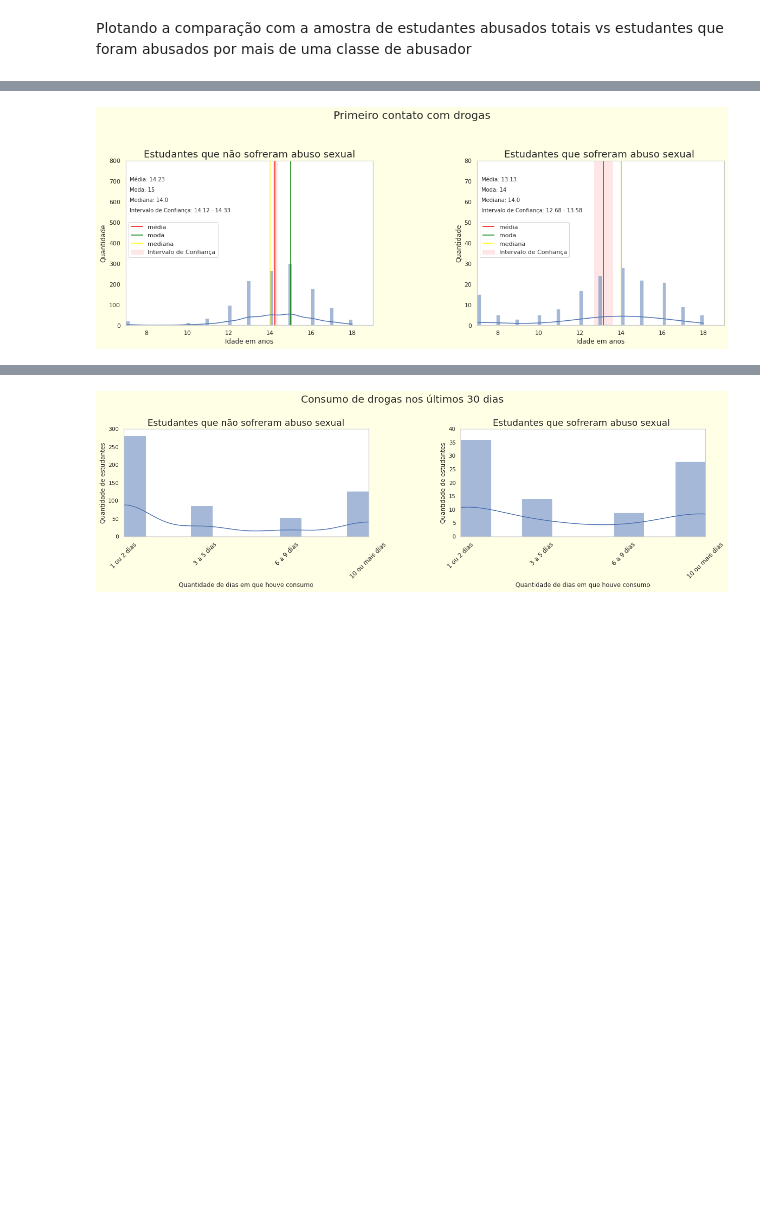
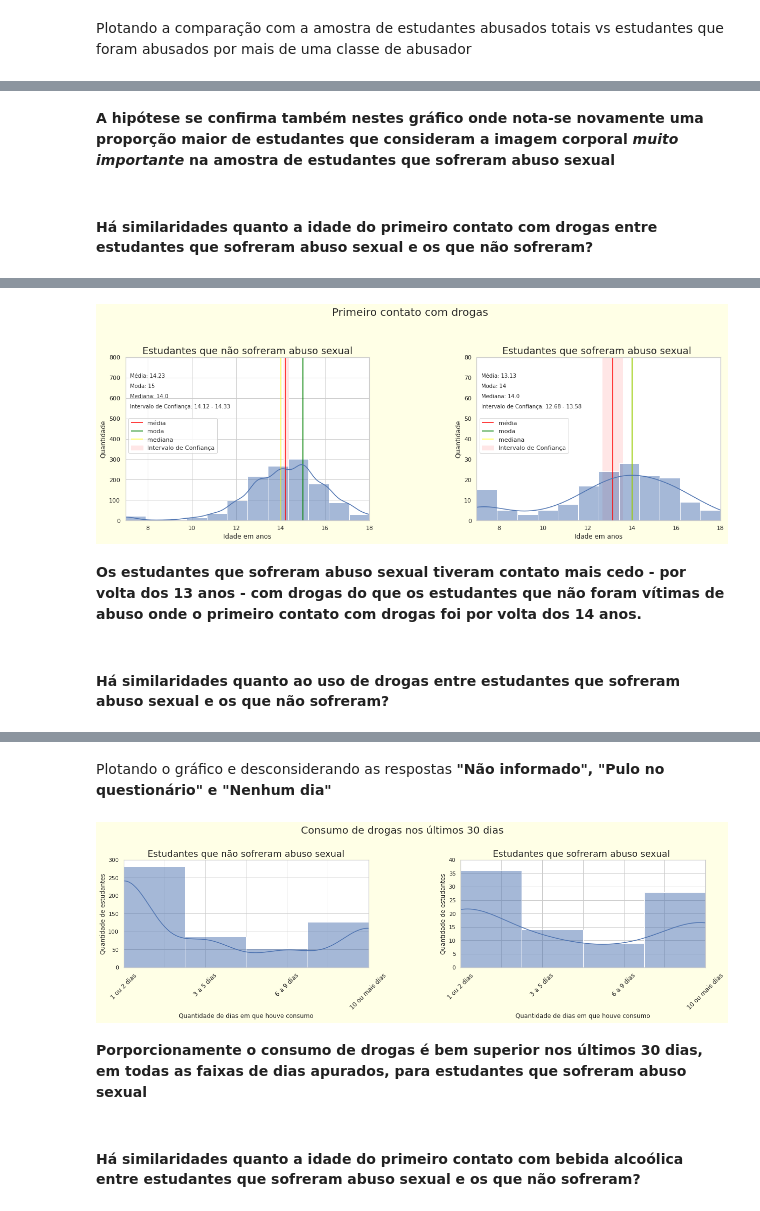
Before and after one commit to b4urock/Brazil-Students-Sex-Abuse-Data-Analysis, a Jupyter notebook: Projeto_Módulo_03_Análise_pense_2015_amostra2.ipynb, the cells around one changed output, grey strips where cells are left out. Cells and saved outputs as stored; diff of their text form; code cells hidden in the pictures; blank space fills up the shorter version.

```diff
--- a/Projeto_Módulo_03_Análise_pense_2015_amostra2.ipynb
+++ b/Projeto_Módulo_03_Análise_pense_2015_amostra2.ipynb
@@ -371,3 +542,6 @@ def f(x):
   else: return 'Não'
 
 data['Abusador'] = data.apply(f, axis=1)
+data.loc[(data['Abusador'] == 'Não') & (data['VB09016'] == 1), 'Abusador'] = 'Não informado'
+
+print(f'Resumo do preenchimento da coluna com os tipos de Abusadores: {data["Abusador"].unique()}')
@@ -411,0 +610,7 @@ A hipótese é valida pois 17 alunos do sexo masculino e 17 alunas do sexo femin
+# %%
+# Ajustando as Colunas que para o tipo de Abusador Não informado
+data.loc[data['Abusador'] == "Não informado", 'Qtd_Abusador'] = 1
+data.loc[data['Abusador'] == "Não informado", 'Abuso_sexual'] = 'Sim'
+data.loc[data['Qtd_Abusador'] > 0, 'Qtd_Abusado'] = 1
+data['Qtd_Abusado'] = data['Qtd_Abusado'].fillna(0)
+data.loc[(data['Abusador'] == 'Não informado') & (data['VB09016'] == 1)][['VB09016','VB0901701', 'VB0901702', 'VB0901703','VB0901704', 'VB0901705', 'VB0901706','Abuso_sexual', 'Abusador', 'Qtd_Abusador', 'Qtd_Abusado']]
@@ -440,17 +644,0 @@ data.query( '(VB09016   == 1)'
-# %%
-# Estão sendo descartadas as respostas: -1: 'Pulo no questionário' e 99: 'Não informado'
-students_data = data.query( '(VB09016   != 99 & VB09016   != -1)'
-                          '& (VB0901701 != 99 & VB0901701 != -1)'
-                          '& (VB0901702 != 99 & VB0901702 != -1)'
-                          '& (VB0901703 != 99 & VB0901703 != -1)'
-                          '& (VB0901704 != 99 & VB0901704 != -1)'
-                          '& (VB0901705 != 99 & VB0901705 != -1)'
-                          '& (VB0901706 != 99 & VB0901706 != -1)')
-students_data = data.query( '(VB09016   == 1)'
-                          '| (VB0901701 == 1)'
-                          '| (VB0901702 == 1)'
-                          '| (VB0901703 == 1)'
-                          '| (VB0901704 == 1)'
-                          '| (VB0901705 == 1)'
-                          '| (VB0901706 == 1)')
-students_data.shape
@@ -638,3 +751,0 @@ students_sexual_assault.head()
-# %%
-students_data = data.query('VB09016 != 99 & VB09016 != -1 & VB0901701 != 99 & VB0901701 != -1 & VB0901702 != 99 & VB0901702 != -1 & VB0901703 != 99 & VB0901703 != -1 & VB0901704 != 99 & VB0901704 != -1 & VB0901705 != 99 & VB0901705 != -1 & VB0901706 != 99 & VB0901706 != -1')
-students_data.head()
@@ -1088,3 +1279,7 @@ plt.show()
+# %% [markdown]
+**A hipótese se confirma também nestes gráfico onde nota-se novamente uma proporção maior de estudantes que consideram a imagem corporal *muito importante* na amostra de estudantes que sofreram abuso sexual**
+# %% [markdown]
+#### Há similaridades quanto a idade do primeiro contato com drogas entre estudantes que sofreram abuso sexual e os que não sofreram?
 # %%
 # Criando tabela de frequencia para estudantes não abusados para a pergunta
 # VB11006 - Que idade você tinha quando usou droga como maconha, cocaína, crack,
@@ -1105,7 +1300,7 @@ HTML(table_to_plot)
 # %%
 # Criando os datasets que serão plotados
 to_plot_noabused = no_sex_abuse_students.query("VB06002 != -1 & VB06002 != 99")
-to_plot_abused = sex_abuse_students.query("VB06002 != -1 & VB06002 != 99")
+to_plot_abused = students_data.query("VB06002 != -1 & VB06002 != 99")
 
 # Calcula média, moda e mediana para estudantes não abusados sexualmente
 height_mean1   = to_plot_noabused['VB06002'].mean()
@@ -1132,7 +1327,7 @@ plt.suptitle('Primeiro contato com drogas',fontsize=20, y=1)
 
 ax1 = sns.histplot(data = to_plot_noabused,
                    x = 'VB06002',
-                   bins=60,
+                   bins=12,
                    kde = True)
 
 ax1.figure.set_size_inches(18, 7)
@@ -1141,7 +1336,7 @@ ax1.set_title('Estudantes que não sofreram abuso sexual', fontsize=18)
 # Marcando com linhas verticais no gráfico para estudantes não abusados sexualmente
 ax1.vlines(height_mean1, ymin=0, ymax = 800, color='red', label='média')
 ax1.vlines(height_mode1, ymin=0, ymax = 800, color='green', label='moda')
-ax1.vlines(height_median1, ymin=0, ymax = 800, color='yellow', label='mediana')
+ax1.vlines(height_median1, ymin=0, ymax = 800, color='yellow', label='mediana', alpha=0.7)
 
 # Anotações dos valores para estudantes não abusados sexualmente
 ax1.annotate(f'Média: {round(height_mean1,2)}', xy=(7.2,700), fontsize=10)
@@ -1152,7 +1347,7 @@ ax1.annotate(f'Intervalo de Confiança: {round(conf_inti_ini1,2)} - {round(conf_
 # Nomeando os eixos para estudantes não abusados sexualmente
 ax1.set_xlabel('Idade em anos')
 ax1.set_ylabel('Quantidade')
-ax1.grid()
+ax1.grid(which='both', linestyle='-')
 
 # Marcando com linhas intervalos de confiança para estudantes não abusados sexualmente
 ax1.fill_betweenx(y=[0,900],
@@ -1163,13 +1358,13 @@ ax1.figure.set_facecolor('#ffffe6')
 
 ax1.legend(loc='center left', bbox_to_anchor=((0.0,0.52)))
 ax1.axes.set_ylim(0,800)
-plt.xlim(7,19)
+plt.xlim(7,18)
 plt.tight_layout(pad=6, h_pad=4, w_pad=16)
 
 # Segundo gráfico - para estudantes abusados sexualmente
 plt.subplot(1,2,2)
 ax2 = sns.histplot(data = to_plot_abused,
-                   x = 'VB06002', bins=60,
+                   x = 'VB06002', bins=12,
                    kde = True)
 
 ax2.figure.set_size_inches(18, 7)
@@ -1178,7 +1373,7 @@ ax2.set_title('Estudantes que sofreram abuso sexual ', fontsize=18)
 # Marcando com linhas verticais no gráfico para estudantes não abusados sexualmente
 ax2.vlines(height_mean2, ymin=0, ymax = 80, color='red', label='média')
 ax2.vlines(height_mode2, ymin=0, ymax = 80, color='green', label='moda')
-ax2.vlines(height_median2, ymin=0, ymax = 80, color='yellow', label='mediana')
+ax2.vlines(height_median2, ymin=0, ymax = 80, color='yellow', label='mediana', alpha=0.7)
 
 # Anotações dos valores para estudantes não abusados sexualmente
 ax2.annotate(f'Média: {round(height_mean2,2)}', xy=(7.2,70), fontsize=10)
@@ -1201,9 +1396,13 @@ ax2.grid()
 
 ax2.legend(loc='center left', bbox_to_anchor=((0.0,0.52)))
 ax2.axes.set_ylim(0,80)
-plt.xlim(7,19)
+plt.xlim(7,18)
 
 plt.show()
 # %% [output]
-[figure, old version]
+[figure, new version]
+# %% [markdown]
+**Os estudantes que sofreram abuso sexual tiveram contato mais cedo - por volta dos 13 anos - com drogas do que os estudantes que não foram vítimas de abuso onde o primeiro contato com drogas foi por volta dos 14 anos.**
+# %% [markdown]
+#### Há similaridades quanto ao uso de drogas entre estudantes que sofreram abuso sexual e os que não sofreram?
 # %%
@@ -1222,10 +1420,12 @@ table_to_plot = styled_table(no_abused_frequency_dist_drugs,abused_frequency_dis
 HTML(table_to_plot)
 # %% [output]
 | Estudantes que não sofreram abuso... | Estudantes que sofreram abuso sexual | Últimos 30 dias - uso drogas Freq... | Últimos 30 dias - uso drogas Freq... |
+# %% [markdown]
+Plotando o gráfico e desconsiderando as respostas **"Não informado", "Pulo no questionário" e "Nenhum dia"**
 # %%
 # Criando os datasets que serão plotados
 to_plot_noabused = no_sex_abuse_students.query("VB06003A != -1 & VB06003A != 99 & VB06003A != 1")
-to_plot_abused = sex_abuse_students.query("VB06003A != -1 & VB06003A != 99 & VB06003A != 1")
+to_plot_abused = students_data.query("VB06003A != -1 & VB06003A != 99 & VB06003A != 1")
 
 #lists '
 dictList =['1 ou 2 dias',
@@ -1243,6 +1443,7 @@ plt.suptitle('Consumo de drogas nos últimos 30 dias',fontsize=20, y=1)
 
 ax1 = sns.histplot(data = to_plot_noabused,
                    x = 'VB06003A',
+                   bins=4,
                    kde = True)
 
 ax1.figure.set_size_inches(18, 6)
@@ -1251,42 +1452,46 @@ ax1.set_title('Estudantes que não sofreram abuso sexual', fontsize=18)
 # Nomeando os eixos para estudantes não abusados sexualmente
 ax1.set_xlabel('Quantidade de dias em que houve consumo')
 ax1.set_ylabel('Quantidade de estudantes')
-ax1.grid()
+ax1.grid(which='both', linestyle='-')
 
 ax1.figure.set_facecolor('#ffffe6')
 
 ax1.axes.set_ylim(0,300)
 
 ax1.set_xticklabels(dictList, rotation='45', fontsize=12)
 
 plt.xlim(2,5)
 plt.tight_layout(pad=4, h_pad=4, w_pad=12)
 
 # Segundo gráfico - para estudantes abusados sexualmente
 plt.subplot(1,2,2)
 ax2 = sns.histplot(data = to_plot_abused,
                    x = 'VB06003A',
-                   #bins=60,
+                   bins=4,
                    kde = True)
 
 ax2.figure.set_size_inches(18, 6)
 ax2.set_title('Estudantes que sofreram abuso sexual ', fontsize=18)
 
 # Nomeando os eixos para estudantes não abusados sexualmente
 ax2.set_xlabel('Quantidade de dias em que houve consumo')
 ax2.set_ylabel('Quantidade de estudantes')
 
 ax2.figure.set_facecolor('#ffffe6')
 
-ax2.grid()
+ax2.grid(which='both', linestyle='-')
 ax2.axes.set_ylim(0,40)
 ax2.set_xticklabels(dictList, rotation='45', fontsize=12)
 
 plt.xlim(2,5)
 
 plt.show()
 # %% [output]
-[figure, old version]
+[figure, new version]
+# %% [markdown]
+**Porporcionamente o consumo de drogas é bem superior nos últimos 30 dias, em todas as faixas de dias apurados, para estudantes que sofreram abuso sexual**
+# %% [markdown]
+#### Há similaridades quanto a idade do primeiro contato com bebida alcoólica entre estudantes que sofreram abuso sexual e os que não sofreram?
 # %%
 # Criando tabela de frequencia para estudantes não abusados para a pergunta VB05003 -
 # Que idade você tinha quando tomou a primeira dose de bebida alcoólica?
```
Also changed, not shown: parts of 201 cells of this notebook.
